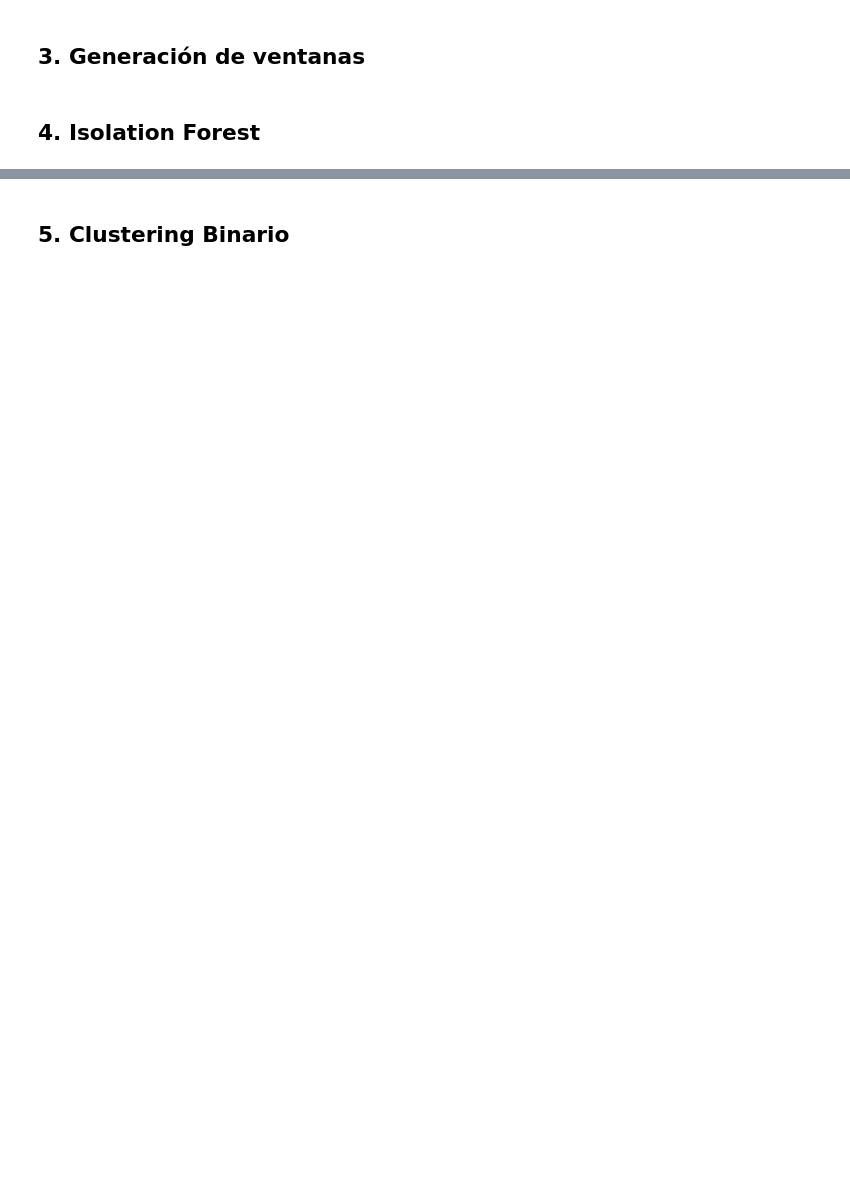
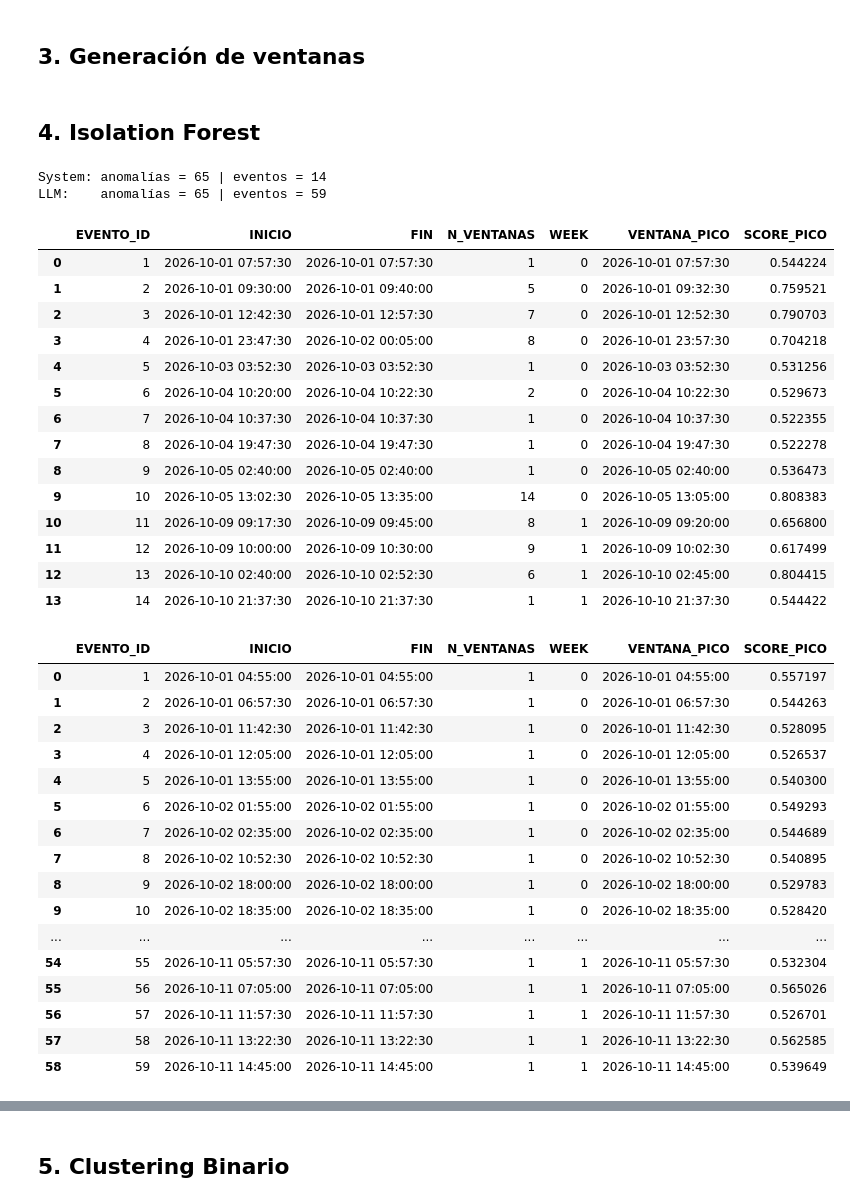
Before and after one commit to cr0ssd/RetoSAP, a Jupyter notebook: sandbox/demo_pipeline_adrian.ipynb, the cells around one changed output, grey strips where cells are left out. Saved outputs shown, nothing was run; the diff lists cells and outputs as text; code cells hidden in the pictures; blank space fills up the shorter version.

```diff
--- a/sandbox/demo_pipeline_adrian.ipynb
+++ b/sandbox/demo_pipeline_adrian.ipynb
@@ -31,0 +141,70 @@ conn.connection.isconnected()
+# %%
+MAX_GAP = {'system': 3, 'llm': 2}   # en ventanas consecutivas, como en tu baseline
+
+def agrupar_eventos(res, max_gap):
+    """Marca EVENTO_ID: anomalías separadas por <= max_gap ventanas forman un evento. No cruza semanas."""
+    res = res.sort_values(['WEEK', 'WINDOW_INDEX']).reset_index(drop=True)
+    a = res[res['LABEL'] == -1]
+    gap = a.groupby('WEEK')['WINDOW_INDEX'].diff()
+    res['EVENTO_ID'] = pd.NA
+    res.loc[a.index, 'EVENTO_ID'] = ((gap.isna()) | (gap > max_gap)).cumsum()
+    return res
+
+def resumen_eventos(res):
+    """Una fila por evento: inicio, fin, nº de ventanas y ventana pico (mayor SCORE de anomalía)."""
+    a = res[res['LABEL'] == -1]
+    if a.empty:
+        return pd.DataFrame()
+    # En PAL el score más alto suele ser más anómalo; se confirma comparando medias.
+    alto_es_anomalo = a['SCORE'].mean() >= res.loc[res['LABEL'] != -1, 'SCORE'].mean()
+    pick = a.groupby('EVENTO_ID')['SCORE'].idxmax() if alto_es_anomalo else a.groupby('EVENTO_ID')['SCORE'].idxmin()
+    pico = (a.loc[pick, ['EVENTO_ID', 'WEEK', 'WINDOW_START', 'SCORE']]
+            .rename(columns={'WINDOW_START': 'VENTANA_PICO', 'SCORE': 'SCORE_PICO'})
+            .set_index('EVENTO_ID'))
+    g = a.groupby('EVENTO_ID').agg(INICIO=('WINDOW_START', 'min'), FIN=('WINDOW_START', 'max'),
+                                   N_VENTANAS=('WINDOW_INDEX', 'size'))
+    return g.join(pico).reset_index()
+
+if_system = agrupar_eventos(if_system, MAX_GAP['system'])
+if_llm = agrupar_eventos(if_llm, MAX_GAP['llm'])
+eventos_system = resumen_eventos(if_system)
+eventos_llm = resumen_eventos(if_llm)
+
+print('System: anomalías =', (if_system['LABEL'] == -1).sum(), '| eventos =', len(eventos_system))
+print('LLM:    anomalías =', (if_llm['LABEL'] == -1).sum(), '| eventos =', len(eventos_llm))
+display(eventos_system); display(eventos_llm)
+# %% [output]
+System: anomalías = 65 | eventos = 14
+LLM:    anomalías = 65 | eventos = 59
+|  | EVENTO_ID | INICIO | FIN | N_VENTANAS | WEEK | VENTANA_PICO | SCORE_PICO |
+| 0 | 1 | 2026-10-01 07:57:30 | 2026-10-01 07:57:30 | 1 | 0 | 2026-10-01 07:57:30 | 0.544224 |
+| 1 | 2 | 2026-10-01 09:30:00 | 2026-10-01 09:40:00 | 5 | 0 | 2026-10-01 09:32:30 | 0.759521 |
+| 2 | 3 | 2026-10-01 12:42:30 | 2026-10-01 12:57:30 | 7 | 0 | 2026-10-01 12:52:30 | 0.790703 |
+| 3 | 4 | 2026-10-01 23:47:30 | 2026-10-02 00:05:00 | 8 | 0 | 2026-10-01 23:57:30 | 0.704218 |
+| 4 | 5 | 2026-10-03 03:52:30 | 2026-10-03 03:52:30 | 1 | 0 | 2026-10-03 03:52:30 | 0.531256 |
+| 5 | 6 | 2026-10-04 10:20:00 | 2026-10-04 10:22:30 | 2 | 0 | 2026-10-04 10:22:30 | 0.529673 |
+| 6 | 7 | 2026-10-04 10:37:30 | 2026-10-04 10:37:30 | 1 | 0 | 2026-10-04 10:37:30 | 0.522355 |
+| 7 | 8 | 2026-10-04 19:47:30 | 2026-10-04 19:47:30 | 1 | 0 | 2026-10-04 19:47:30 | 0.522278 |
+| 8 | 9 | 2026-10-05 02:40:00 | 2026-10-05 02:40:00 | 1 | 0 | 2026-10-05 02:40:00 | 0.536473 |
+| 9 | 10 | 2026-10-05 13:02:30 | 2026-10-05 13:35:00 | 14 | 0 | 2026-10-05 13:05:00 | 0.808383 |
+| 10 | 11 | 2026-10-09 09:17:30 | 2026-10-09 09:45:00 | 8 | 1 | 2026-10-09 09:20:00 | 0.656800 |
+| 11 | 12 | 2026-10-09 10:00:00 | 2026-10-09 10:30:00 | 9 | 1 | 2026-10-09 10:02:30 | 0.617499 |
+| 12 | 13 | 2026-10-10 02:40:00 | 2026-10-10 02:52:30 | 6 | 1 | 2026-10-10 02:45:00 | 0.804415 |
+| 13 | 14 | 2026-10-10 21:37:30 | 2026-10-10 21:37:30 | 1 | 1 | 2026-10-10 21:37:30 | 0.544422 |
+|  | EVENTO_ID | INICIO | FIN | N_VENTANAS | WEEK | VENTANA_PICO | SCORE_PICO |
+| 0 | 1 | 2026-10-01 04:55:00 | 2026-10-01 04:55:00 | 1 | 0 | 2026-10-01 04:55:00 | 0.557197 |
+| 1 | 2 | 2026-10-01 06:57:30 | 2026-10-01 06:57:30 | 1 | 0 | 2026-10-01 06:57:30 | 0.544263 |
+| 2 | 3 | 2026-10-01 11:42:30 | 2026-10-01 11:42:30 | 1 | 0 | 2026-10-01 11:42:30 | 0.528095 |
+| 3 | 4 | 2026-10-01 12:05:00 | 2026-10-01 12:05:00 | 1 | 0 | 2026-10-01 12:05:00 | 0.526537 |
+| 4 | 5 | 2026-10-01 13:55:00 | 2026-10-01 13:55:00 | 1 | 0 | 2026-10-01 13:55:00 | 0.540300 |
+| 5 | 6 | 2026-10-02 01:55:00 | 2026-10-02 01:55:00 | 1 | 0 | 2026-10-02 01:55:00 | 0.549293 |
+| 6 | 7 | 2026-10-02 02:35:00 | 2026-10-02 02:35:00 | 1 | 0 | 2026-10-02 02:35:00 | 0.544689 |
+| 7 | 8 | 2026-10-02 10:52:30 | 2026-10-02 10:52:30 | 1 | 0 | 2026-10-02 10:52:30 | 0.540895 |
+| 8 | 9 | 2026-10-02 18:00:00 | 2026-10-02 18:00:00 | 1 | 0 | 2026-10-02 18:00:00 | 0.529783 |
+| 9 | 10 | 2026-10-02 18:35:00 | 2026-10-02 18:35:00 | 1 | 0 | 2026-10-02 18:35:00 | 0.528420 |
+| ... | ... | ... | ... | ... | ... | ... | ... |
+| 54 | 55 | 2026-10-11 05:57:30 | 2026-10-11 05:57:30 | 1 | 1 | 2026-10-11 05:57:30 | 0.532304 |
+| 55 | 56 | 2026-10-11 07:05:00 | 2026-10-11 07:05:00 | 1 | 1 | 2026-10-11 07:05:00 | 0.565026 |
+| 56 | 57 | 2026-10-11 11:57:30 | 2026-10-11 11:57:30 | 1 | 1 | 2026-10-11 11:57:30 | 0.526701 |
+| 57 | 58 | 2026-10-11 13:22:30 | 2026-10-11 13:22:30 | 1 | 1 | 2026-10-11 13:22:30 | 0.562585 |
+| 58 | 59 | 2026-10-11 14:45:00 | 2026-10-11 14:45:00 | 1 | 1 | 2026-10-11 14:45:00 | 0.539649 |
```
Also changed, not shown: parts of 8 cells of this notebook, 1 other file.
